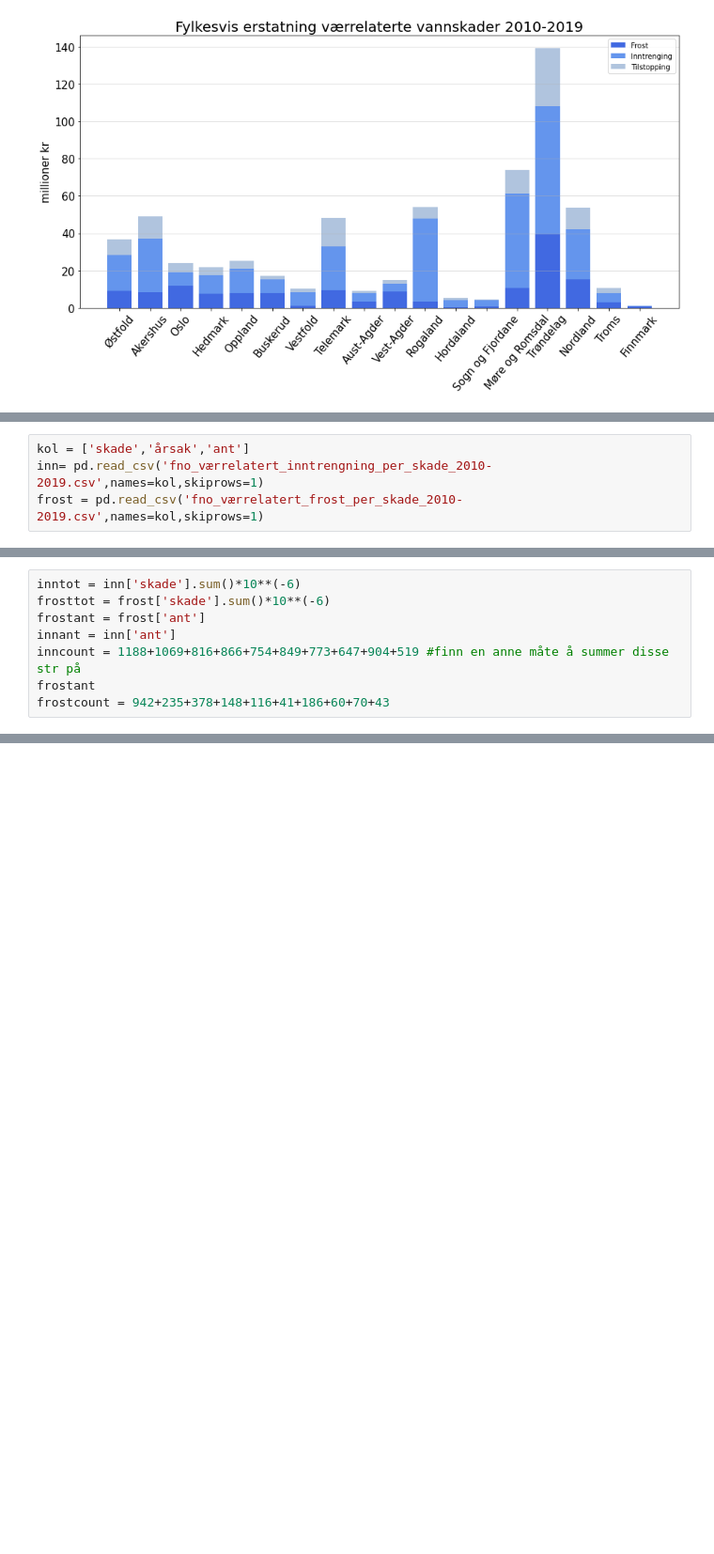
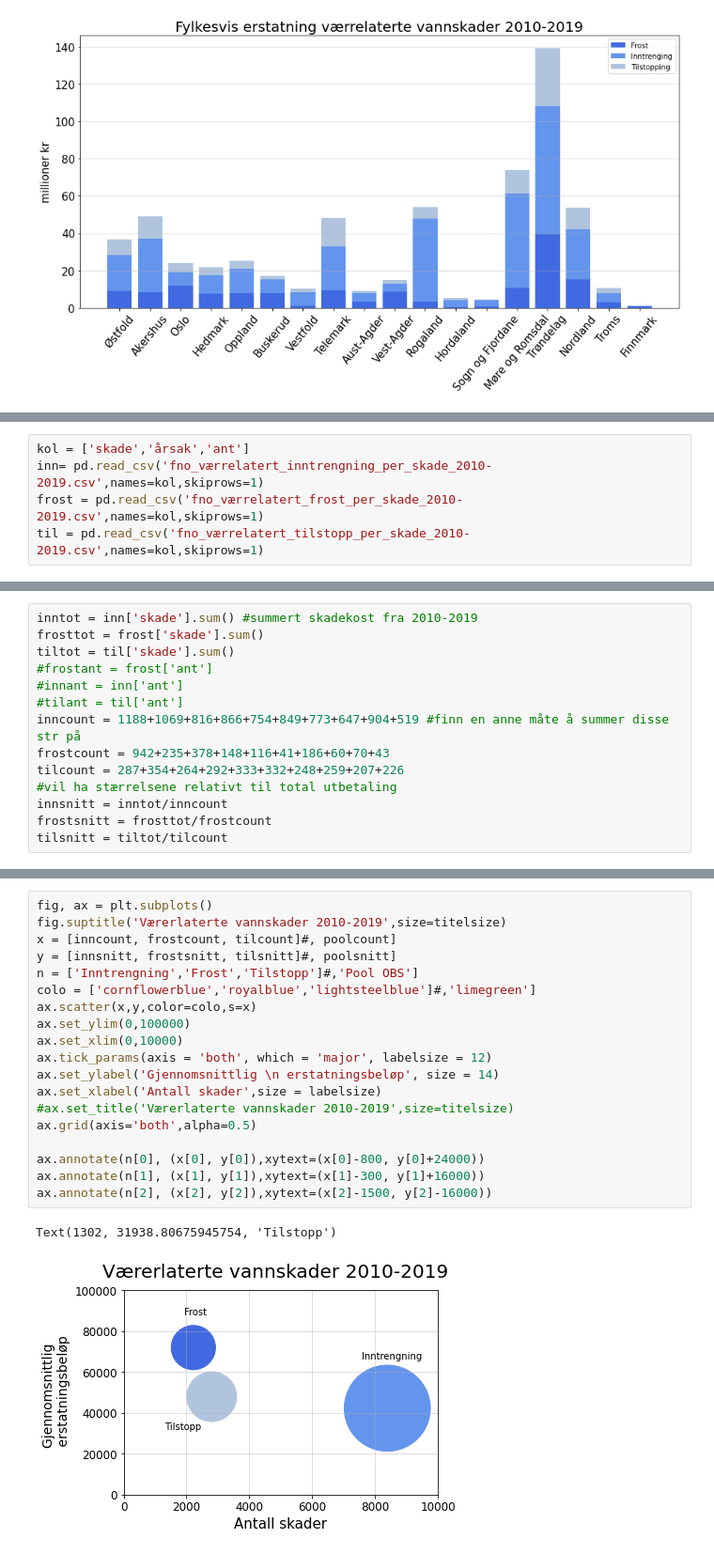
Before and after one commit to eirikngard/Eika, a Jupyter notebook: Eika_vs_FNO.ipynb, the cells around one changed output, grey strips where cells are left out. Shown: that part at 94% size. Saved outputs shown, nothing was run; the diff lists cells and outputs as text; blank space fills up the shorter version.

```diff
--- a/Eika_vs_FNO.ipynb
+++ b/Eika_vs_FNO.ipynb
@@ -310,3 +316,4 @@ Saving fno_værrelatert_inntrengning_per_skade_2010-2019.csv to fno_værrelatert
 kol = ['skade','årsak','ant']
 inn= pd.read_csv('fno_værrelatert_inntrengning_per_skade_2010-2019.csv',names=kol,skiprows=1)
 frost = pd.read_csv('fno_værrelatert_frost_per_skade_2010-2019.csv',names=kol,skiprows=1)
+til = pd.read_csv('fno_værrelatert_tilstopp_per_skade_2010-2019.csv',names=kol,skiprows=1)
@@ -315,8 +334,14 @@ int(float(innant))
 # %%
-inntot = inn['skade'].sum()*10**(-6)
-frosttot = frost['skade'].sum()*10**(-6)
-frostant = frost['ant']
-innant = inn['ant']
+inntot = inn['skade'].sum() #summert skadekost fra 2010-2019
+frosttot = frost['skade'].sum()
+tiltot = til['skade'].sum()
+#frostant = frost['ant']
+#innant = inn['ant']
+#tilant = til['ant']
 inncount = 1188+1069+816+866+754+849+773+647+904+519 #finn en anne måte å summer disse str på
-frostant
 frostcount = 942+235+378+148+116+41+186+60+70+43
+tilcount = 287+354+264+292+333+332+248+259+207+226
+#vil ha stærrelsene relativt til total utbetaling
+innsnitt = inntot/inncount
+frostsnitt = frosttot/frostcount
+tilsnitt = tiltot/tilcount
@@ -376,0 +356,22 @@ skader.ant.loc['årsak'=='Frost']
+# %%
+fig, ax = plt.subplots()
+fig.suptitle('Værerlaterte vannskader 2010-2019',size=titelsize)
+x = [inncount, frostcount, tilcount]#, poolcount]
+y = [innsnitt, frostsnitt, tilsnitt]#, poolsnitt]
+n = ['Inntrengning','Frost','Tilstopp']#,'Pool OBS']
+colo = ['cornflowerblue','royalblue','lightsteelblue']#,'limegreen']
+ax.scatter(x,y,color=colo,s=x)
+ax.set_ylim(0,100000)
+ax.set_xlim(0,10000)
+ax.tick_params(axis = 'both', which = 'major', labelsize = 12)
+ax.set_ylabel('Gjennomsnittlig \n erstatningsbeløp', size = 14)
+ax.set_xlabel('Antall skader',size = labelsize)
+#ax.set_title('Værerlaterte vannskader 2010-2019',size=titelsize)
+ax.grid(axis='both',alpha=0.5)
+
+ax.annotate(n[0], (x[0], y[0]),xytext=(x[0]-800, y[0]+24000))
+ax.annotate(n[1], (x[1], y[1]),xytext=(x[1]-300, y[1]+16000))
+ax.annotate(n[2], (x[2], y[2]),xytext=(x[2]-1500, y[2]-16000))
+# %% [output]
+Text(1302, 31938.80675945754, 'Tilstopp')
+[figure, added]
```
Also changed, not shown: parts of 20 cells of this notebook.
